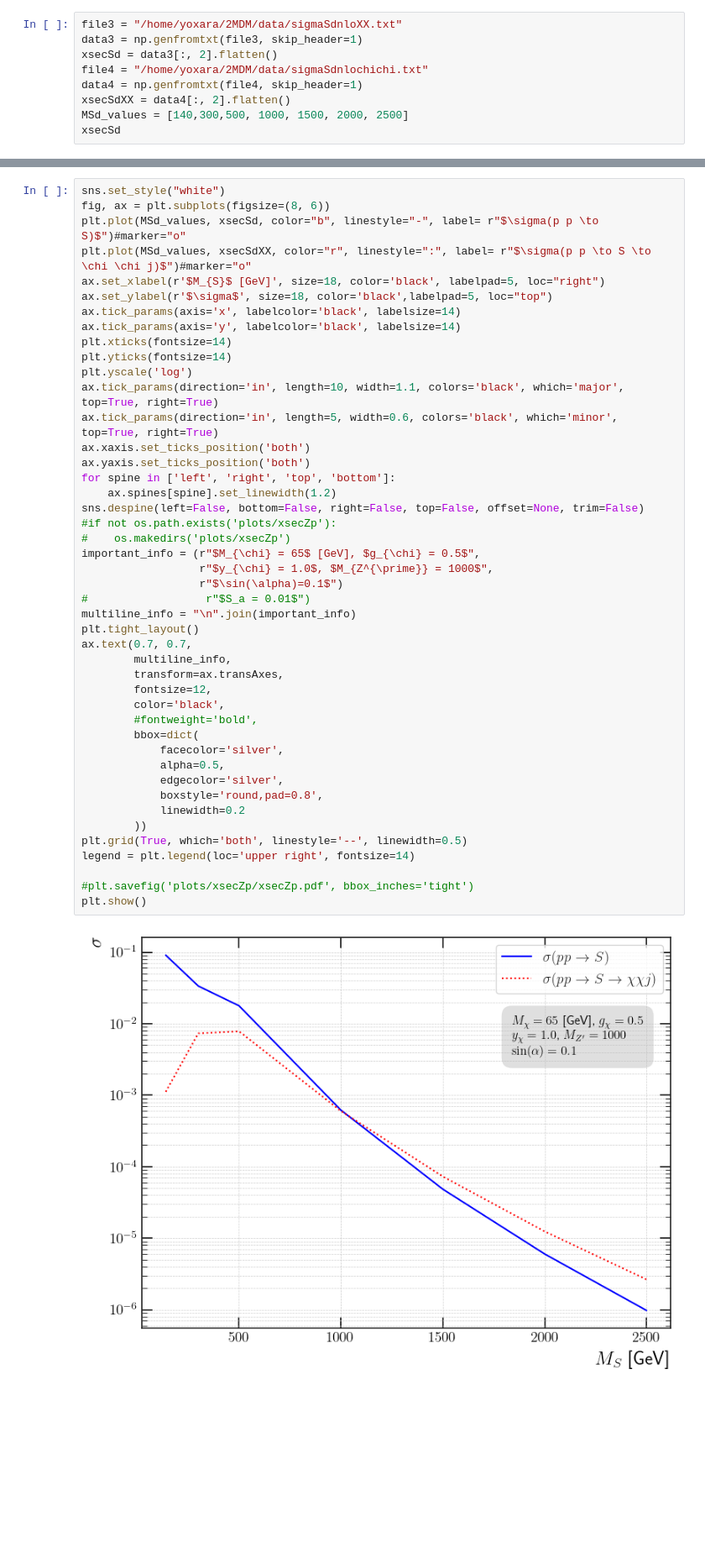
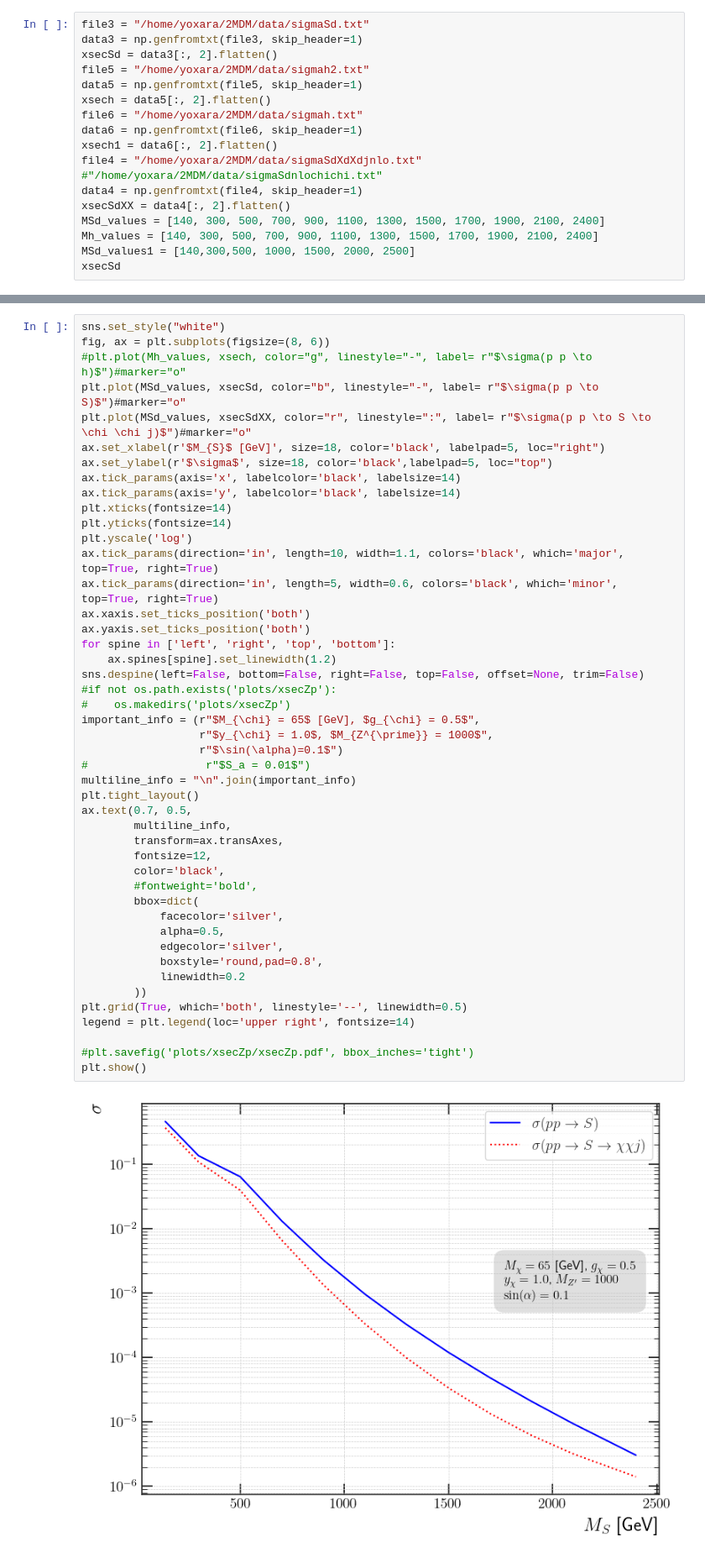
Before and after one commit to SModelS/smodelsv3-paper, a Jupyter notebook: notebooks/PLots.ipynb, the cells around one changed output, grey strips where cells are left out. Shown at 84% size. Drawn from its saved outputs; the diff is of its cells as text; blank space fills up the shorter version.

```diff
--- a/notebooks/PLots.ipynb
+++ b/notebooks/PLots.ipynb
@@ -100,12 +113,20 @@ gqV= 0.5
 gZp = 1
 MZp = MZp_values
 # %%
-file3 = "/home/yoxara/2MDM/data/sigmaSdnloXX.txt"
+file3 = "/home/yoxara/2MDM/data/sigmaSd.txt"
 data3 = np.genfromtxt(file3, skip_header=1)
 xsecSd = data3[:, 2].flatten()
-file4 = "/home/yoxara/2MDM/data/sigmaSdnlochichi.txt"
+file5 = "/home/yoxara/2MDM/data/sigmah2.txt"
+data5 = np.genfromtxt(file5, skip_header=1)
+xsech = data5[:, 2].flatten()
+file6 = "/home/yoxara/2MDM/data/sigmah.txt"
+data6 = np.genfromtxt(file6, skip_header=1)
+xsech1 = data6[:, 2].flatten()
+file4 = "/home/yoxara/2MDM/data/sigmaSdXdXdjnlo.txt" #"/home/yoxara/2MDM/data/sigmaSdnlochichi.txt"
 data4 = np.genfromtxt(file4, skip_header=1)
 xsecSdXX = data4[:, 2].flatten()
-MSd_values = [140,300,500, 1000, 1500, 2000, 2500]
+MSd_values = [140, 300, 500, 700, 900, 1100, 1300, 1500, 1700, 1900, 2100, 2400]
+Mh_values = [140, 300, 500, 700, 900, 1100, 1300, 1500, 1700, 1900, 2100, 2400]
+MSd_values1 = [140,300,500, 1000, 1500, 2000, 2500]
 xsecSd
 # %% [output]
@@ -114,6 +142,7 @@ array([9.08948700e-02, 3.36148840e-02, 1.77817149e-02, 6.18290645e-04,
 # %%
 sns.set_style("white")
 fig, ax = plt.subplots(figsize=(8, 6))
+#plt.plot(Mh_values, xsech, color="g", linestyle="-", label= r"$\sigma(p p \to h)$")#marker="o"
 plt.plot(MSd_values, xsecSd, color="b", linestyle="-", label= r"$\sigma(p p \to S)$")#marker="o"
 plt.plot(MSd_values, xsecSdXX, color="r", linestyle=":", label= r"$\sigma(p p \to S \to \chi \chi j)$")#marker="o"
 ax.set_xlabel(r'$M_{S}$ [GeV]', size=18, color='black', labelpad=5, loc="right")
@@ -129,35 +158,35 @@ ax.xaxis.set_ticks_position('both')
 ax.yaxis.set_ticks_position('both')
 for spine in ['left', 'right', 'top', 'bottom']:
     ax.spines[spine].set_linewidth(1.2)
 sns.despine(left=False, bottom=False, right=False, top=False, offset=None, trim=False)
 #if not os.path.exists('plots/xsecZp'):
 #    os.makedirs('plots/xsecZp')
 important_info = (r"$M_{\chi} = 65$ [GeV], $g_{\chi} = 0.5$",
                   r"$y_{\chi} = 1.0$, $M_{Z^{\prime}} = 1000$",
                   r"$\sin(\alpha)=0.1$")
 #                  r"$S_a = 0.01$")
 multiline_info = "\n".join(important_info)
 plt.tight_layout()
-ax.text(0.7, 0.7,
+ax.text(0.7, 0.5,
         multiline_info,
         transform=ax.transAxes,
         fontsize=12,
         color='black',
         #fontweight='bold',
         bbox=dict(
             facecolor='silver',
             alpha=0.5,
             edgecolor='silver',
             boxstyle='round,pad=0.8',
             linewidth=0.2
         ))
 plt.grid(True, which='both', linestyle='--', linewidth=0.5)
 legend = plt.legend(loc='upper right', fontsize=14)
 
 #plt.savefig('plots/xsecZp/xsecZp.pdf', bbox_inches='tight')
 plt.show()
 # %% [output]
-[figure, old version]
+[figure, new version]
 # %%
 sns.set_style("white")
 fig, ax = plt.subplots(figsize=(8, 6))
```
Also changed, not shown: parts of 6 cells of this notebook, 33 other files.
